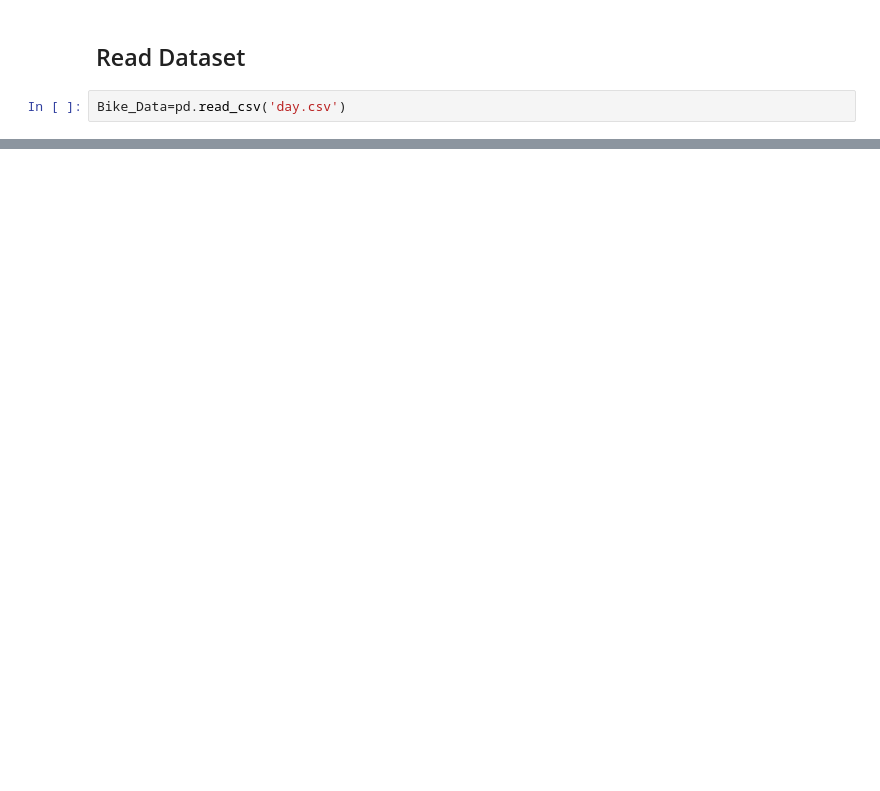
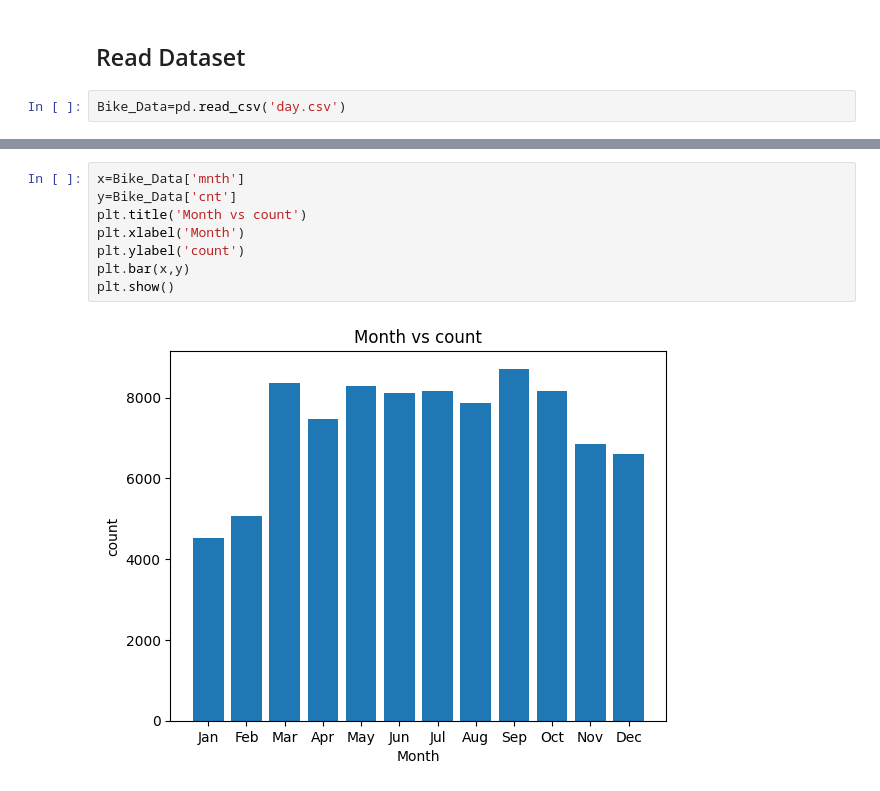
Before and after one commit to ChanchalNarang90/Bike_sharing_assignment, a Jupyter notebook: Bike_sharing_assignment.ipynb, the cells around one changed output, grey strips where cells are left out. Cells and saved outputs as stored; diff of their text form; blank space fills up the shorter version.

```diff
--- a/Bike_sharing_assignment.ipynb
+++ b/Bike_sharing_assignment.ipynb
@@ -44,0 +268,10 @@ Bike_Data
+# %%
+x=Bike_Data['mnth']
+y=Bike_Data['cnt']
+plt.title('Month vs count')
+plt.xlabel('Month')
+plt.ylabel('count')
+plt.bar(x,y)
+plt.show()
+# %% [output]
+[figure, added]
```
Also changed, not shown: parts of 29 cells of this notebook, 1 other file.
